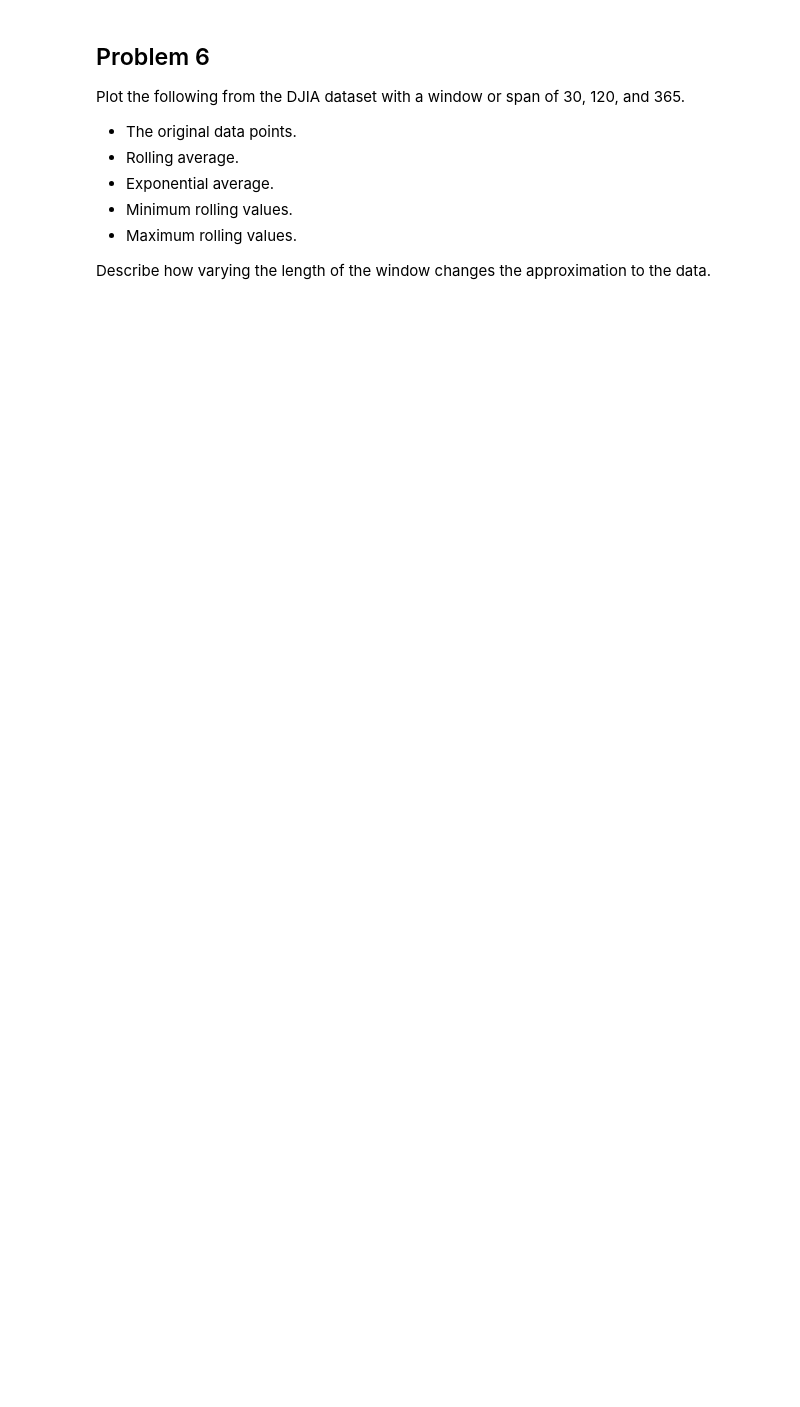
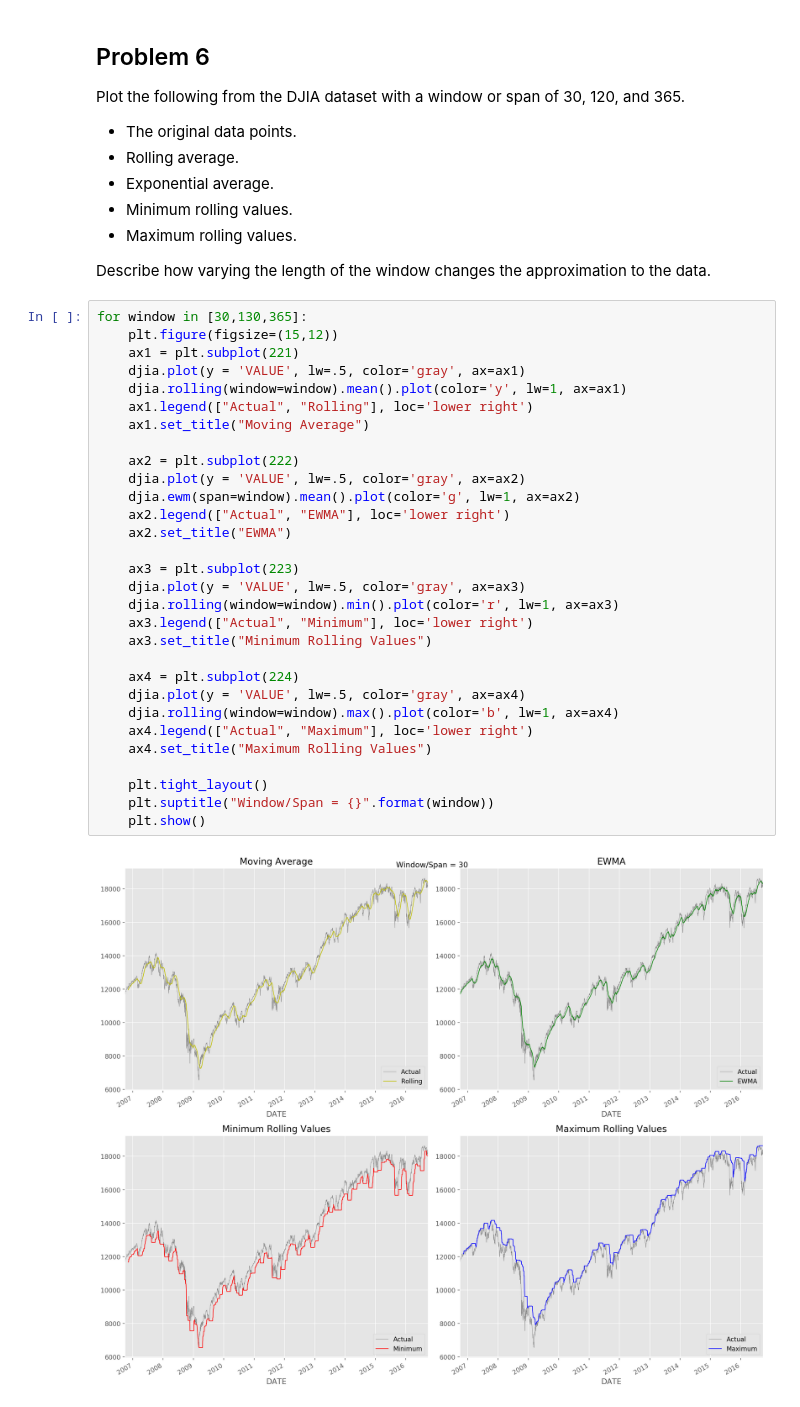
Before and after one commit to mattschaelling/acme_vol3, a Jupyter notebook: Pandas4/pandas4.ipynb, the cells around one changed output. Cells and saved outputs as stored; diff of their text form; blank space fills up the shorter version.

```diff
--- a/Pandas4/pandas4.ipynb
+++ b/Pandas4/pandas4.ipynb
@@ -123,3 +129,35 @@ Plot the following from the DJIA dataset with a window or span of 30, 120, and 3
 - Maximum rolling values.
 
 Describe how varying the length of the window changes the approximation to the data.
+# %%
+for window in [30,130,365]:
+    plt.figure(figsize=(15,12))
+    ax1 = plt.subplot(221)
+    djia.plot(y = 'VALUE', lw=.5, color='gray', ax=ax1)
+    djia.rolling(window=window).mean().plot(color='y', lw=1, ax=ax1)
+    ax1.legend(["Actual", "Rolling"], loc='lower right')
+    ax1.set_title("Moving Average")
+
+    ax2 = plt.subplot(222)
+    djia.plot(y = 'VALUE', lw=.5, color='gray', ax=ax2)
+    djia.ewm(span=window).mean().plot(color='g', lw=1, ax=ax2)
+    ax2.legend(["Actual", "EWMA"], loc='lower right')
+    ax2.set_title("EWMA")
+
+    ax3 = plt.subplot(223)
+    djia.plot(y = 'VALUE', lw=.5, color='gray', ax=ax3)
+    djia.rolling(window=window).min().plot(color='r', lw=1, ax=ax3)
+    ax3.legend(["Actual", "Minimum"], loc='lower right')
+    ax3.set_title("Minimum Rolling Values")
+
+    ax4 = plt.subplot(224)
+    djia.plot(y = 'VALUE', lw=.5, color='gray', ax=ax4)
+    djia.rolling(window=window).max().plot(color='b', lw=1, ax=ax4)
+    ax4.legend(["Actual", "Maximum"], loc='lower right')
+    ax4.set_title("Maximum Rolling Values")
+
+    plt.tight_layout()
+    plt.suptitle("Window/Span = {}".format(window))
+    plt.show()
+# %% [output]
+[figure, added]
```
Also changed, not shown: parts of 9 cells of this notebook.
